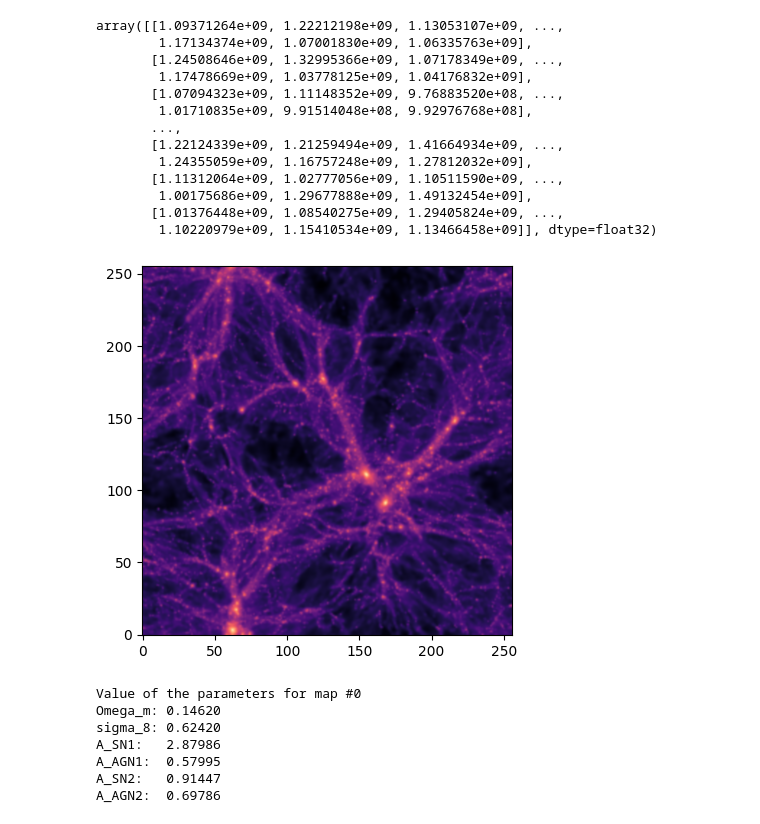
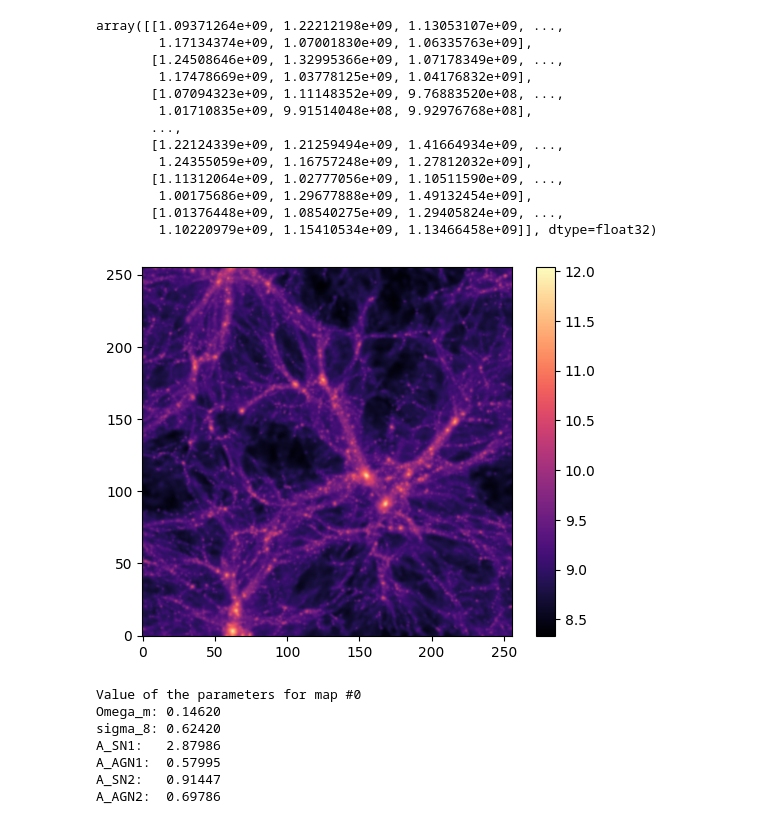
Before and after one commit to amf599-cyber/CMD_LAB7-8, a Jupyter notebook: LAB7.ipynb, the cells around one changed output. Drawn from its saved outputs; the diff is of its cells as text; code cells hidden in the pictures.

```diff
--- a/LAB7.ipynb
+++ b/LAB7.ipynb
@@ -63,20 +63,21 @@ array([[1.09371264e+09, 1.22212198e+09, 1.13053107e+09, ...,
 # %%
 # setting map number, indexed 0-14999, 15000 maps to 1000 params = map_number//15 to index param data from .txt file
 map_number = 0
 params_map = params[map_number//15]
 
 plt.imshow(np.log10(maps[map_number]),cmap=plt.get_cmap('magma'), origin='lower', interpolation='bicubic')
+plt.colorbar()
 plt.show()
 
 print('Value of the parameters for map #%d' % map_number)
 print('Omega_m: %.5f'%params_map[0])
 print('sigma_8: %.5f'%params_map[1])
 print('A_SN1:   %.5f'%params_map[2])
 print('A_AGN1:  %.5f'%params_map[3])
 print('A_SN2:   %.5f'%params_map[4])
 print('A_AGN2:  %.5f'%params_map[5])
 # %% [output]
-[figure, old version]
+[figure, new version]
 Value of the parameters for map #0
 Omega_m: 0.14620
 sigma_8: 0.62420
```
Also changed, not shown: parts of 3 cells of this notebook.
